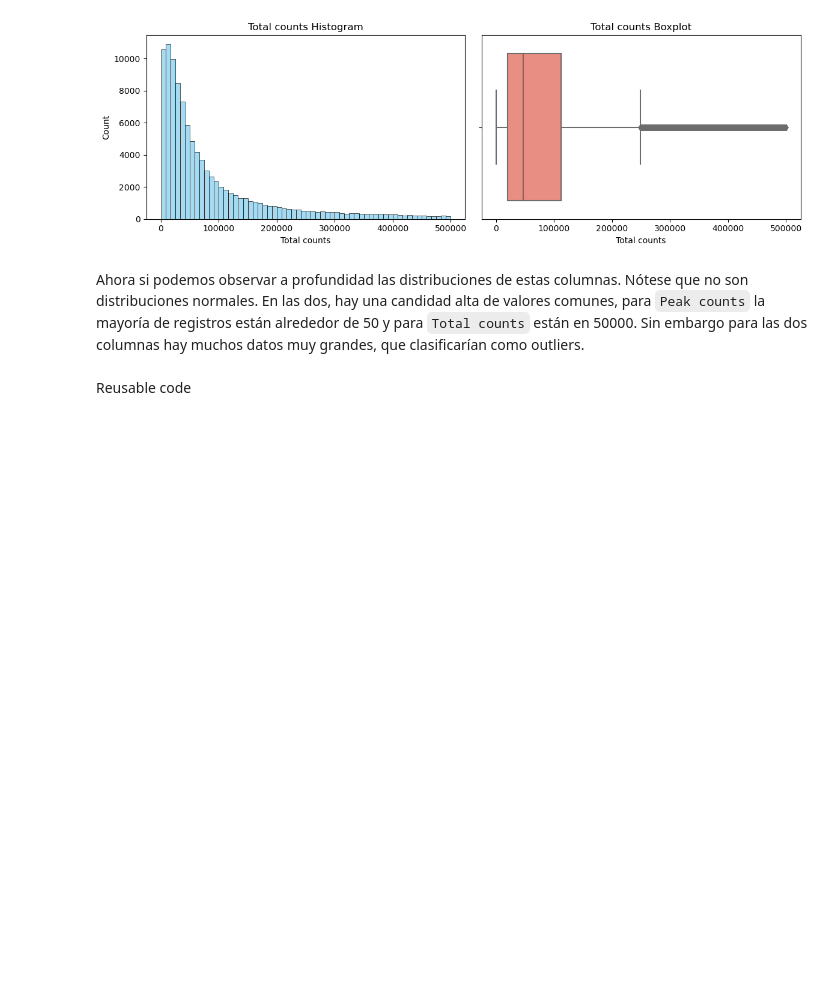
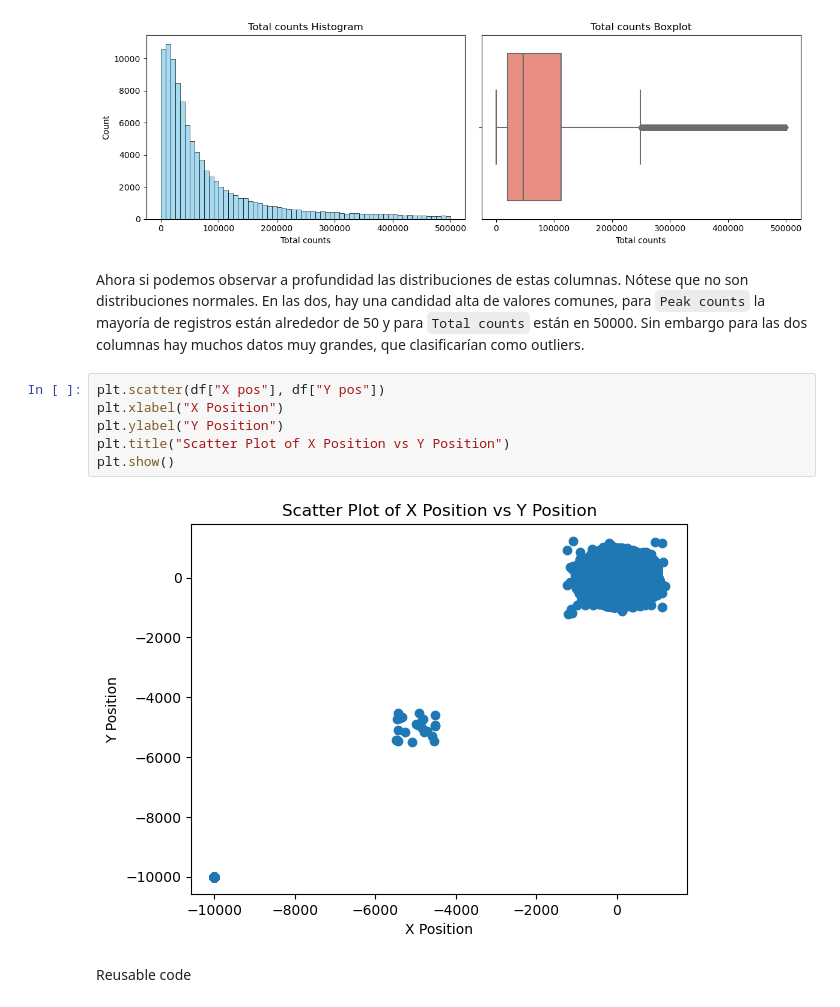
Before and after one commit to WonderfulAme/solar-flares, a Jupyter notebook: Notebook.ipynb, the cells around one changed output. Cells and saved outputs as stored; diff of their text form; blank space fills up the shorter version.

```diff
--- a/Notebook.ipynb
+++ b/Notebook.ipynb
@@ -256,6 +256,14 @@ plot_numerical(lim_total_counts, ["Total counts"])
 [figure]
 # %% [markdown]
 Ahora si podemos observar a profundidad las distribuciones de estas columnas. Nótese que no son distribuciones normales. En las dos, hay una candidad alta de valores comunes, para `Peak counts` la mayoría de registros están alrededor de 50 y para `Total counts` están en 50000. Sin embargo para las dos columnas hay muchos datos muy grandes, que clasificarían como outliers.
+# %%
+plt.scatter(df["X pos"], df["Y pos"])
+plt.xlabel("X Position")
+plt.ylabel("Y Position")
+plt.title("Scatter Plot of X Position vs Y Position")
+plt.show()
+# %% [output]
+[figure, added]
 # %% [markdown]
 Reusable code
 # %%
```
